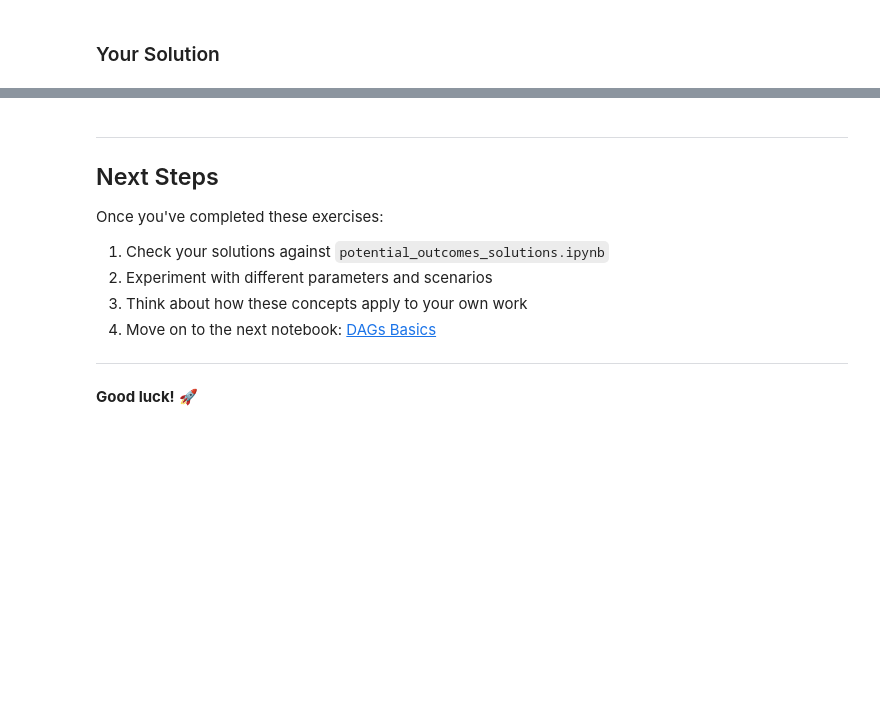
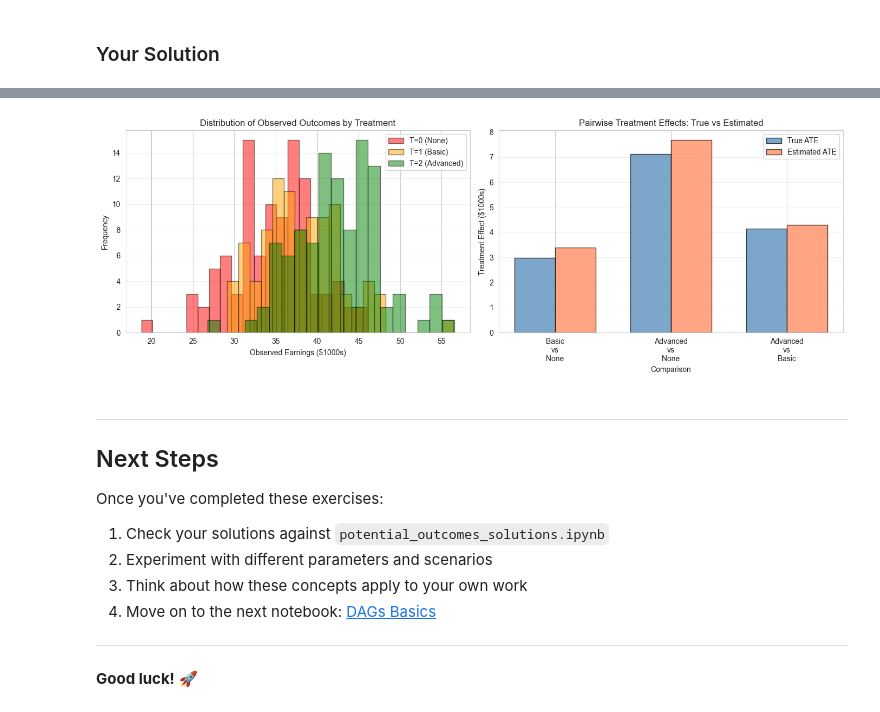
Before and after one commit to truongbnguyen88/causalML, a Jupyter notebook: 01_foundations/exercises/potential_outcomes_exercises.ipynb, the cells around one changed output, grey strips where cells are left out. Cells and saved outputs as stored; diff of their text form; code cells hidden in the pictures; blank space fills up the shorter version.

```diff
--- a/01_foundations/exercises/potential_outcomes_exercises.ipynb
+++ b/01_foundations/exercises/potential_outcomes_exercises.ipynb
@@ -346,3 +554,44 @@ ATE_2_1 = Y_obs[T == 2].mean() - Y_obs[T == 1].mean()
+# %%
+# Visualization
+fig, axes = plt.subplots(1, 2, figsize=(14, 5))
+
+# Left: Distribution by treatment group
+for t, label, color in [(0, 'T=0 (None)', 'red'),
+                         (1, 'T=1 (Basic)', 'orange'),
+                         (2, 'T=2 (Advanced)', 'green')]:
+    axes[0].hist(Y_obs[T == t], bins=20, alpha=0.5, label=label,
+                 color=color, edgecolor='black')
+axes[0].set_xlabel('Observed Earnings ($1000s)')
+axes[0].set_ylabel('Frequency')
+axes[0].set_title('Distribution of Observed Outcomes by Treatment')
+axes[0].legend()
+axes[0].grid(True, alpha=0.3, axis='y')
+
+# Right: Estimated vs True ATEs
+comparisons = ['Basic\nvs\nNone', 'Advanced\nvs\nNone', 'Advanced\nvs\nBasic']
+true_ates = [true_ATE_1_0, true_ATE_2_0, true_ATE_2_1]
+est_ates = [est_ATE_1_0, est_ATE_2_0, est_ATE_2_1]
+
+x_pos = np.arange(len(comparisons))
+width = 0.35
+
+axes[1].bar(x_pos - width/2, true_ates, width, label='True ATE',
+            color='steelblue', alpha=0.7, edgecolor='black')
+axes[1].bar(x_pos + width/2, est_ates, width, label='Estimated ATE',
+            color='coral', alpha=0.7, edgecolor='black')
+
+axes[1].set_xlabel('Comparison')
+axes[1].set_ylabel('Treatment Effect ($1000s)')
+axes[1].set_title('Pairwise Treatment Effects: True vs Estimated')
+axes[1].set_xticks(x_pos)
+axes[1].set_xticklabels(comparisons)
+axes[1].legend()
+axes[1].grid(True, alpha=0.3, axis='y')
+
+plt.tight_layout()
+plt.show()
+# %% [output]
+[figure, added]
 # %% [markdown]
 ---
 
```
Also changed, not shown: parts of 7 cells of this notebook, 1 other file.
